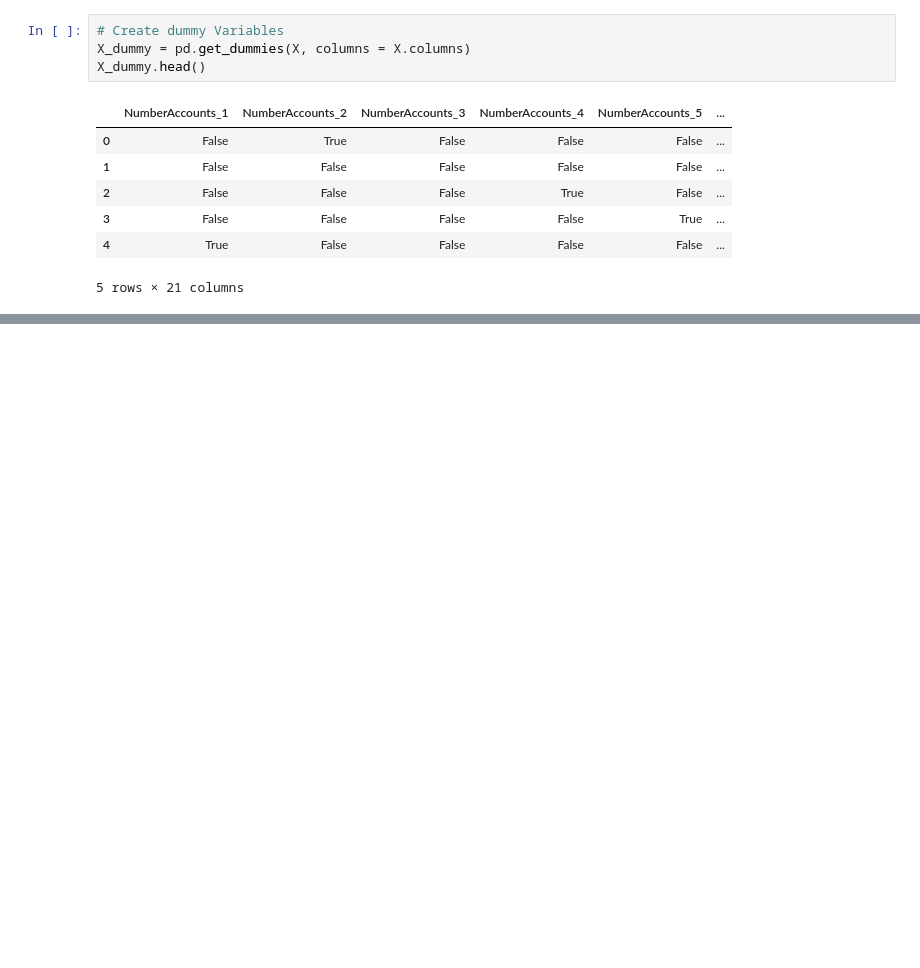
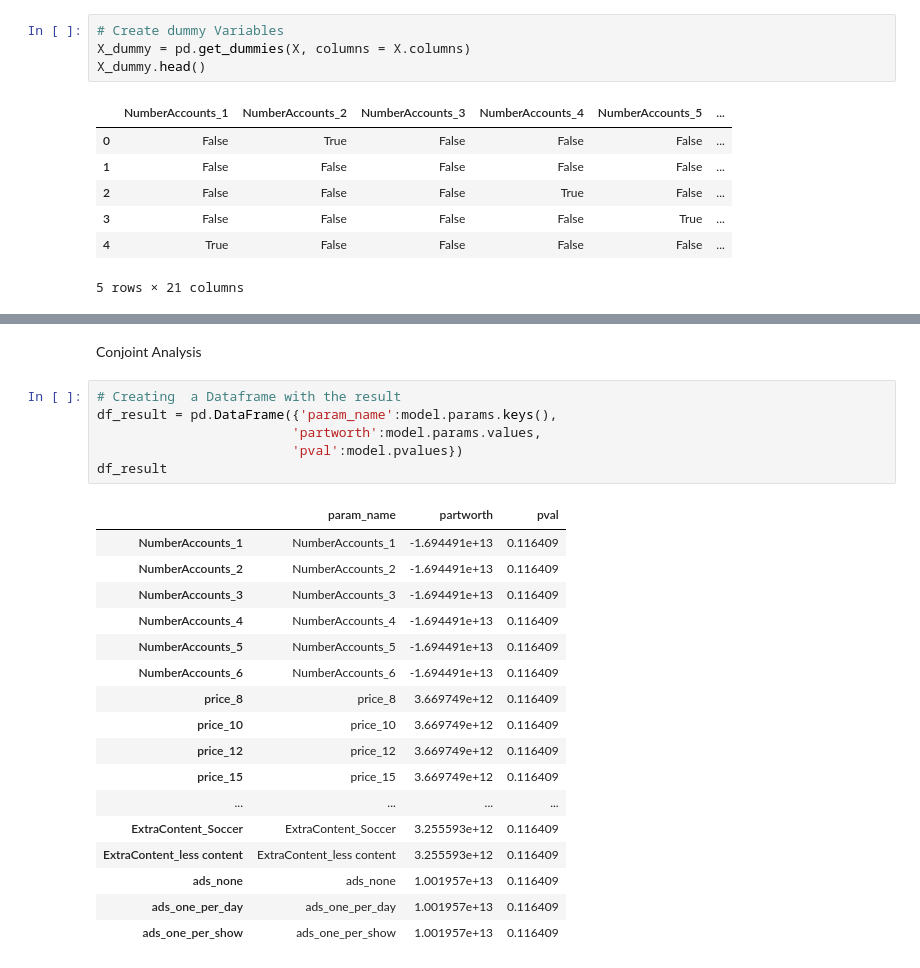
Before and after one commit to Victor-Johnson/Conjoint-Analysis, a Jupyter notebook: analysis.ipynb, the cells around one changed output, grey strips where cells are left out. Cells and saved outputs as stored; diff of their text form; blank space fills up the shorter version.

```diff
--- a/analysis.ipynb
+++ b/analysis.ipynb
@@ -40,0 +81,26 @@ X_dummy.head()
+# %% [markdown]
+Conjoint Analysis
+# %%
+# Creating  a Dataframe with the result
+df_result = pd.DataFrame({'param_name':model.params.keys(),
+                         'partworth':model.params.values,
+                         'pval':model.pvalues})
+df_result
+# %% [output]
+|  | param_name | partworth | pval |
+| NumberAccounts_1 | NumberAccounts_1 | -1.694491e+13 | 0.116409 |
+| NumberAccounts_2 | NumberAccounts_2 | -1.694491e+13 | 0.116409 |
+| NumberAccounts_3 | NumberAccounts_3 | -1.694491e+13 | 0.116409 |
+| NumberAccounts_4 | NumberAccounts_4 | -1.694491e+13 | 0.116409 |
+| NumberAccounts_5 | NumberAccounts_5 | -1.694491e+13 | 0.116409 |
+| NumberAccounts_6 | NumberAccounts_6 | -1.694491e+13 | 0.116409 |
+| price_8 | price_8 | 3.669749e+12 | 0.116409 |
+| price_10 | price_10 | 3.669749e+12 | 0.116409 |
+| price_12 | price_12 | 3.669749e+12 | 0.116409 |
+| price_15 | price_15 | 3.669749e+12 | 0.116409 |
+| ... | ... | ... | ... |
+| ExtraContent_Soccer | ExtraContent_Soccer | 3.255593e+12 | 0.116409 |
+| ExtraContent_less content | ExtraContent_less content | 3.255593e+12 | 0.116409 |
+| ads_none | ads_none | 1.001957e+13 | 0.116409 |
+| ads_one_per_day | ads_one_per_day | 1.001957e+13 | 0.116409 |
+| ads_one_per_show | ads_one_per_show | 1.001957e+13 | 0.116409 |
```
Also changed, not shown: parts of 4 cells of this notebook.
